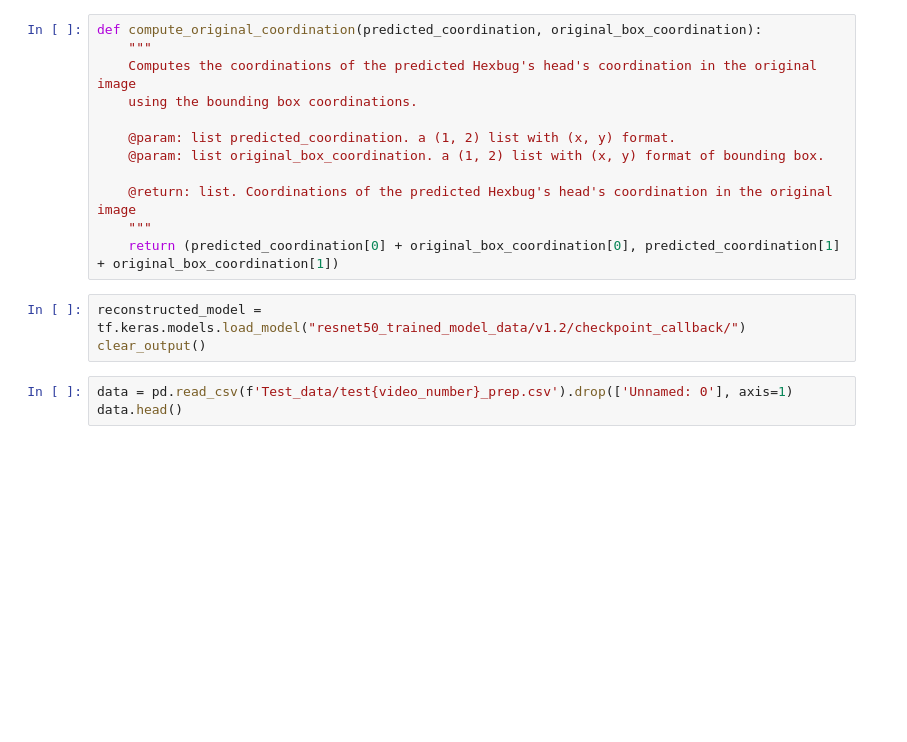
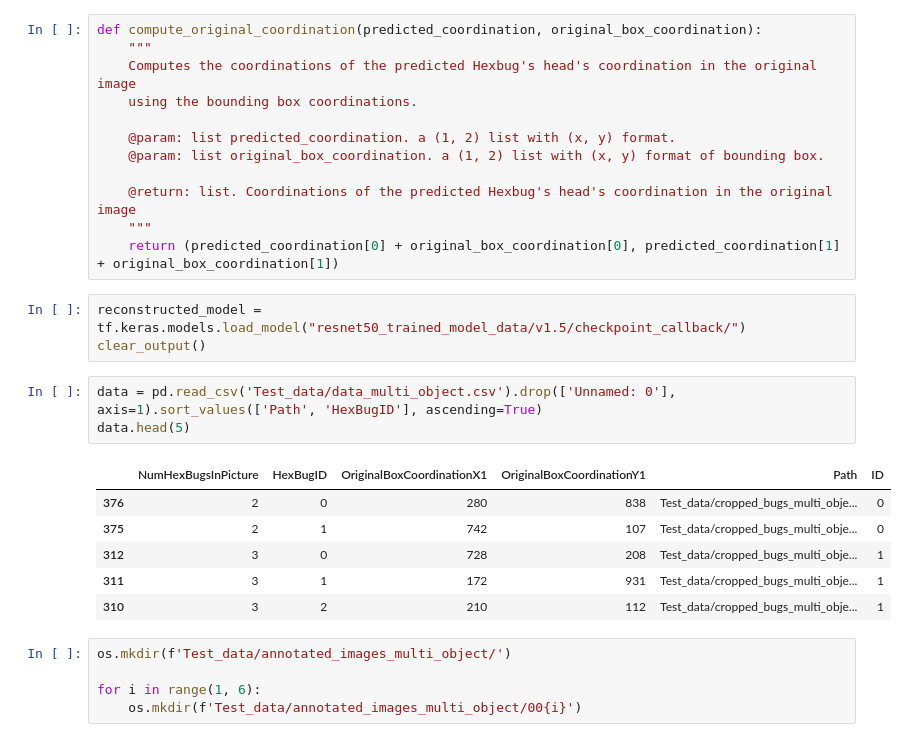
Before and after one commit to FarzamTP/TRACO-HexBug, a Jupyter notebook: Test_data_prediction.ipynb, the cells around one changed output. Cells and saved outputs as stored; diff of their text form; blank space fills up the shorter version.

```diff
--- a/Test_data_prediction.ipynb
+++ b/Test_data_prediction.ipynb
@@ -40,9 +42,21 @@ def compute_original_coordination(predicted_coordination, original_box_coordinat
     """
     return (predicted_coordination[0] + original_box_coordination[0], predicted_coordination[1] + original_box_coordination[1])
 # %%
-reconstructed_model = tf.keras.models.load_model("resnet50_trained_model_data/v1.2/checkpoint_callback/")
+reconstructed_model = tf.keras.models.load_model("resnet50_trained_model_data/v1.5/checkpoint_callback/")
 clear_output()
 # %%
-data = pd.read_csv(f'Test_data/test{video_number}_prep.csv').drop(['Unnamed: 0'], axis=1)
-data.head()
+data = pd.read_csv('Test_data/data_multi_object.csv').drop(['Unnamed: 0'], axis=1).sort_values(['Path', 'HexBugID'], ascending=True)
+data.head(5)
+# %% [output]
+|  | NumHexBugsInPicture | HexBugID | OriginalBoxCoordinationX1 | OriginalBoxCoordinationY1 | Path | ID |
+| 376 | 2 | 0 | 280 | 838 | Test_data/cropped_bugs_multi_obje... | 0 |
+| 375 | 2 | 1 | 742 | 107 | Test_data/cropped_bugs_multi_obje... | 0 |
+| 312 | 3 | 0 | 728 | 208 | Test_data/cropped_bugs_multi_obje... | 1 |
+| 311 | 3 | 1 | 172 | 931 | Test_data/cropped_bugs_multi_obje... | 1 |
+| 310 | 3 | 2 | 210 | 112 | Test_data/cropped_bugs_multi_obje... | 1 |
+# %%
+os.mkdir(f'Test_data/annotated_images_multi_object/')
+
+for i in range(1, 6):
+    os.mkdir(f'Test_data/annotated_images_multi_object/00{i}')
 # %%
```
Also changed, not shown: parts of 5 cells of this notebook, 6 other files.
